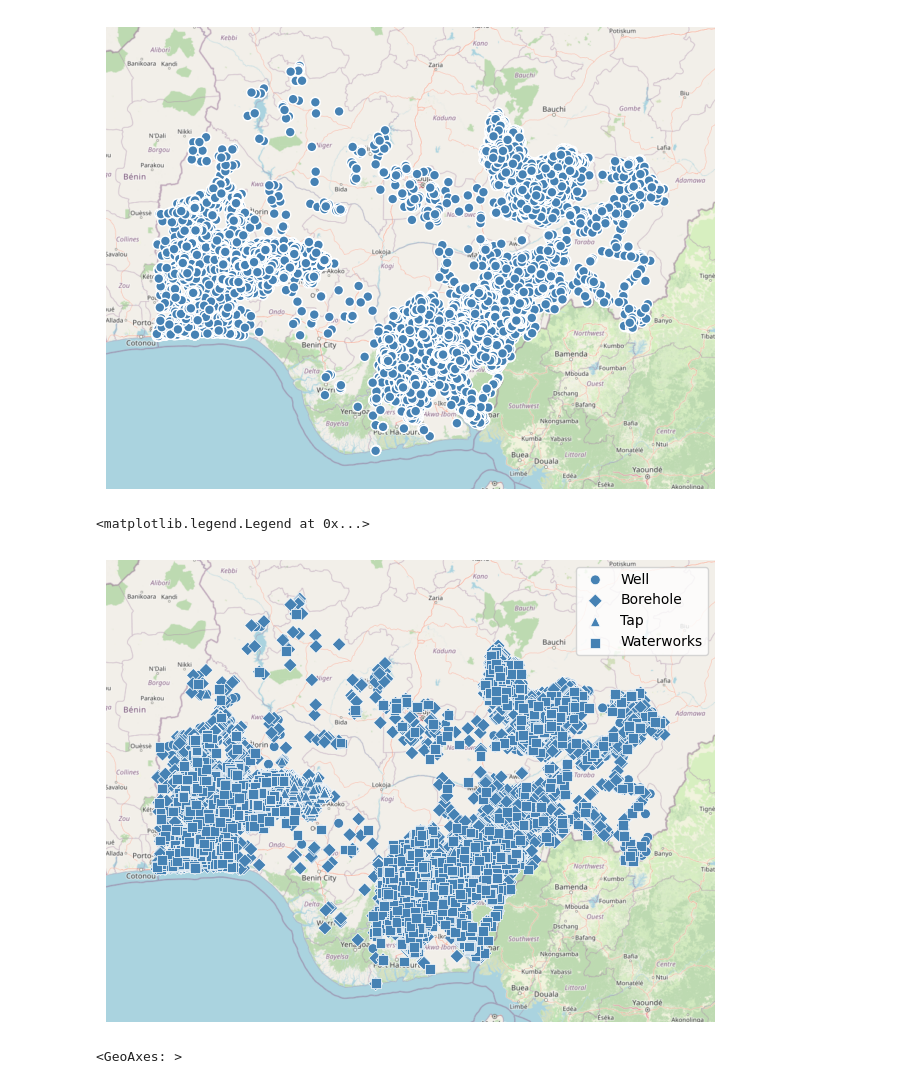
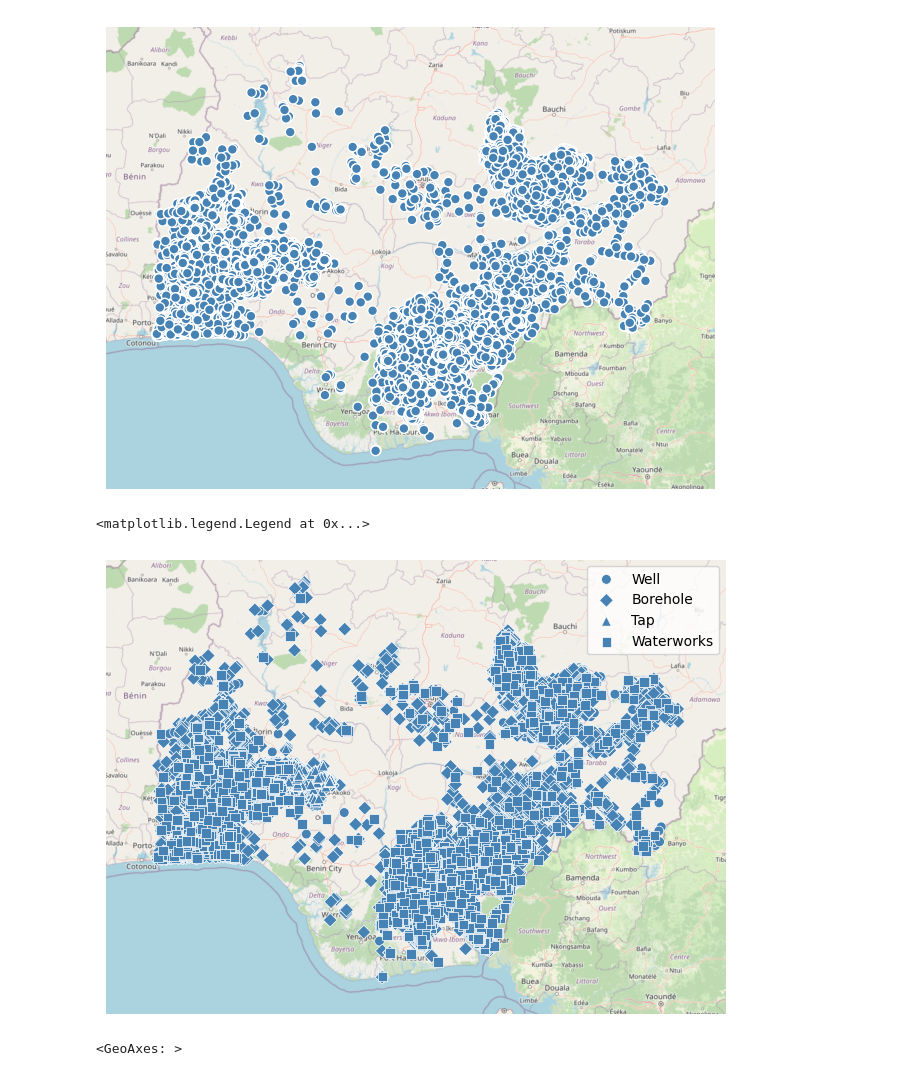
Before and after one commit to johnGachihi/ICTiAS, a Jupyter notebook: Geovis Recommendation/pythonProject/nigeria_water_points.ipynb, the cells around one changed output. Drawn from its saved outputs; the diff is of its cells as text; code cells hidden in the pictures.

```diff
--- a/Geovis Recommendation/pythonProject/nigeria_water_points.ipynb
+++ b/Geovis Recommendation/pythonProject/nigeria_water_points.ipynb
@@ -48,24 +46,24 @@ gplt.pointplot(ng_water_points, projection=gplt.crs.WebMercator(), edgecolor='wh
 # %%
 ax = gplt.webmap(ng_water_points, projection=gplt.crs.WebMercator())
 
 markers = ["o", "D", "^", "s", "P", "X", "v", "d"]
 unique_water_types = ng_water_points["water_type"].unique()
 
 for i in range(len(unique_water_types)):
     gplt.pointplot(
         ng_water_points[ng_water_points["water_type"] == unique_water_types[i]],
         projection=gplt.crs.WebMercator(),
         ax=ax, marker=markers[i], label=unique_water_types[i],
         edgecolor='white', linewidth=0.5, s=7,
     )
 
-gplt.webmap(ng_water_points, projection=gplt.crs.WebMercator(), ax=ax)
+# gplt.webmap(ng_water_points, projection=gplt.crs.WebMercator(), ax=ax)
 ax.legend()
 #
 # gplt.pointplot(ng_water_points, projection=gplt.crs.WebMercator(), ax=ax, hue="water_typ", legend=True, edgecolor='white', linewidth=0.5, marker='P')
 # %% [output]
 <matplotlib.legend.Legend at 0x...>
-[figure, old version]
+[figure, new version]
 # %%
 ax = gplt.webmap(ng_water_points, projection=gplt.crs.WebMercator())
 gplt.pointplot(ng_water_points, hue="water_type", edgecolor='white', linewidth=0.5, ax=ax, legend=True, s=7)
```
Also changed, not shown: parts of 9 cells of this notebook, 6 other files.
